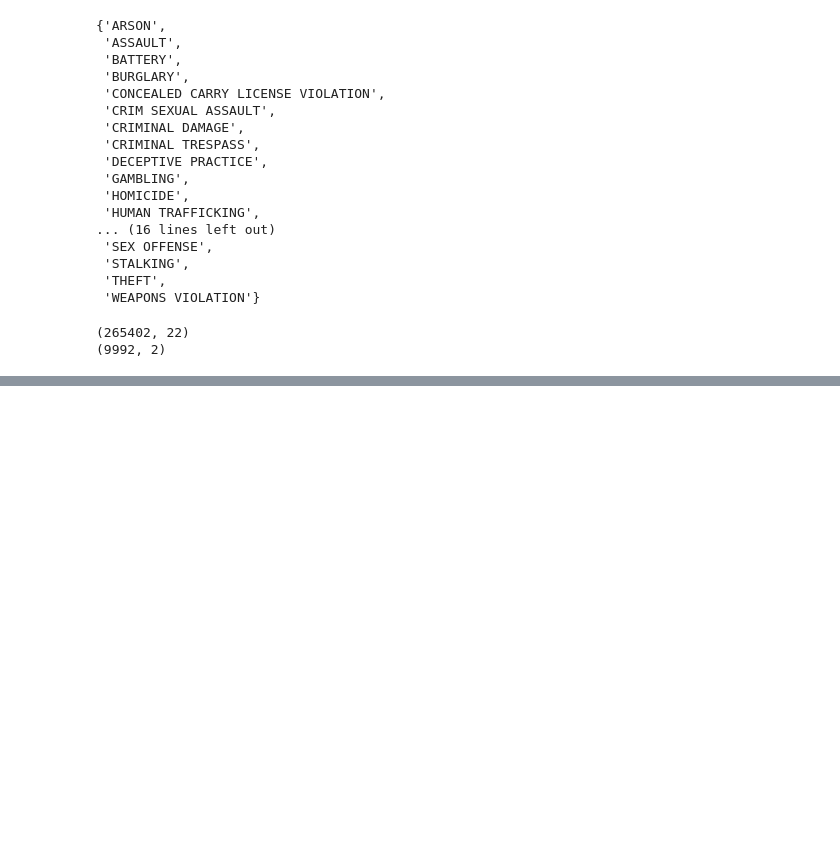
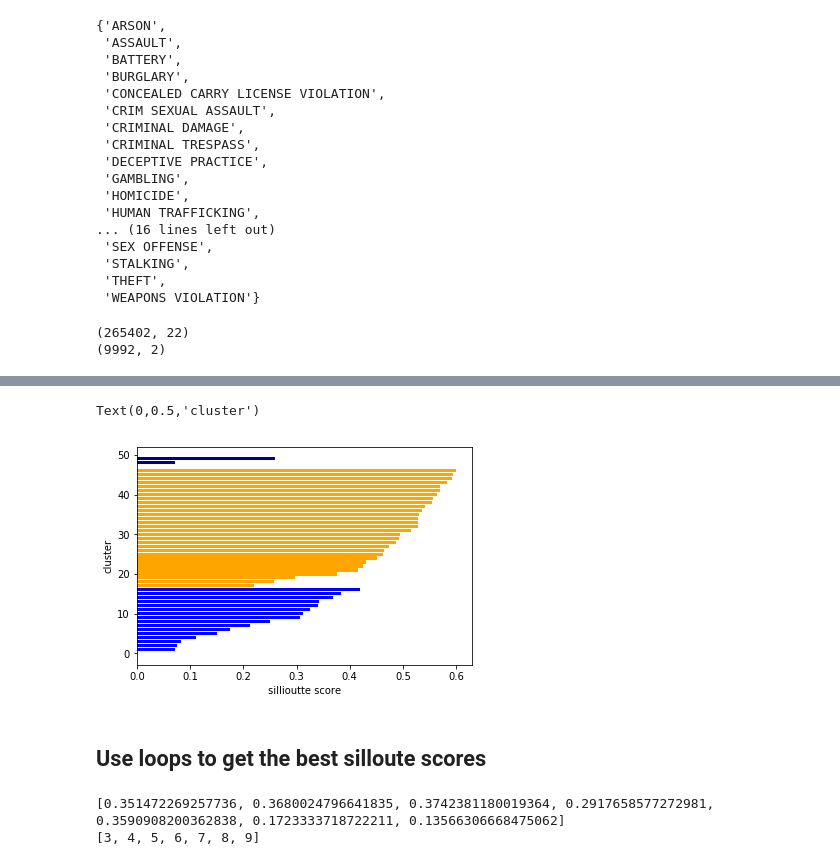
Before and after one commit to mdavis29/DataScience101, a Jupyter notebook: week5_intro to sklearn.ipynb, the cells around one changed output, grey strips where cells are left out. Drawn from its saved outputs; the diff is of its cells as text; code cells hidden in the pictures; blank space fills up the shorter version.

```diff
--- a/week5_intro to sklearn.ipynb
+++ b/week5_intro to sklearn.ipynb
@@ -179,0 +200,30 @@ plt.bar(x=list(c.keys()), height=list(c.values()))
+# %%
+
+from sklearn.metrics import silhouette_samples, silhouette_score
+from matplotlib.cm import get_cmap
+
+# between -1 and 1, higher number indicates you have good configurations, if you
+
+cmap = ['red', 'blue',  'orange', 'yellow','darkblue']
+
+scores = silhouette_samples(data_pivoted_scaled, cluster_labels)
+labels =  model_wards.predict(data_pivoted_scaled)
+colors = [cmap[int(j)] for i, j in enumerate(labels)]
+
+silhouette_score(data_pivoted_scaled, cluster_labels)
+
+
+to_plot = pd.DataFrame({'scores':scores, 'labels':labels, 'colors': colors})
+to_plot.sort_values(['labels', 'scores'], inplace=True)
+
+plt.figure()
+plt.barh(range(to_plot.shape[0]), to_plot[ 'scores'], color=to_plot['colors'])
+plt.xlabel('sillioutte score')
+plt.ylabel('cluster')
+# %% [output]
+Text(0,0.5,'cluster')
+[figure, added]
+# %% [markdown]
+
+
+## Use loops to get the best silloute scores
@@ -179,0 +239,6 @@ plt.bar(x=list(c.keys()), height=list(c.values()))
+# %%
+print(scores)
+print(cluster_list)
+# %% [output]
+[0.351472269257736, 0.3680024796641835, 0.3742381180019364, 0.2917658577272981, 0.3590908200362838, 0.1723333718722211, 0.13566306668475062]
+[3, 4, 5, 6, 7, 8, 9]
```
Also changed, not shown: parts of 18 cells of this notebook.
